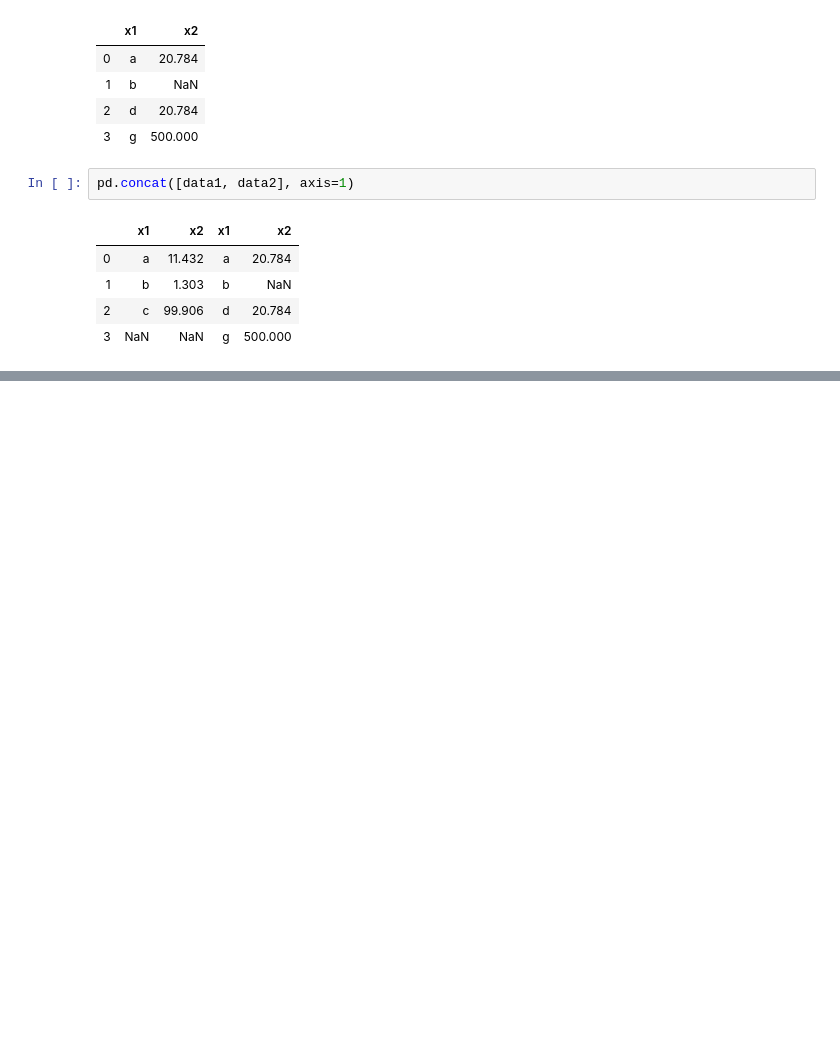
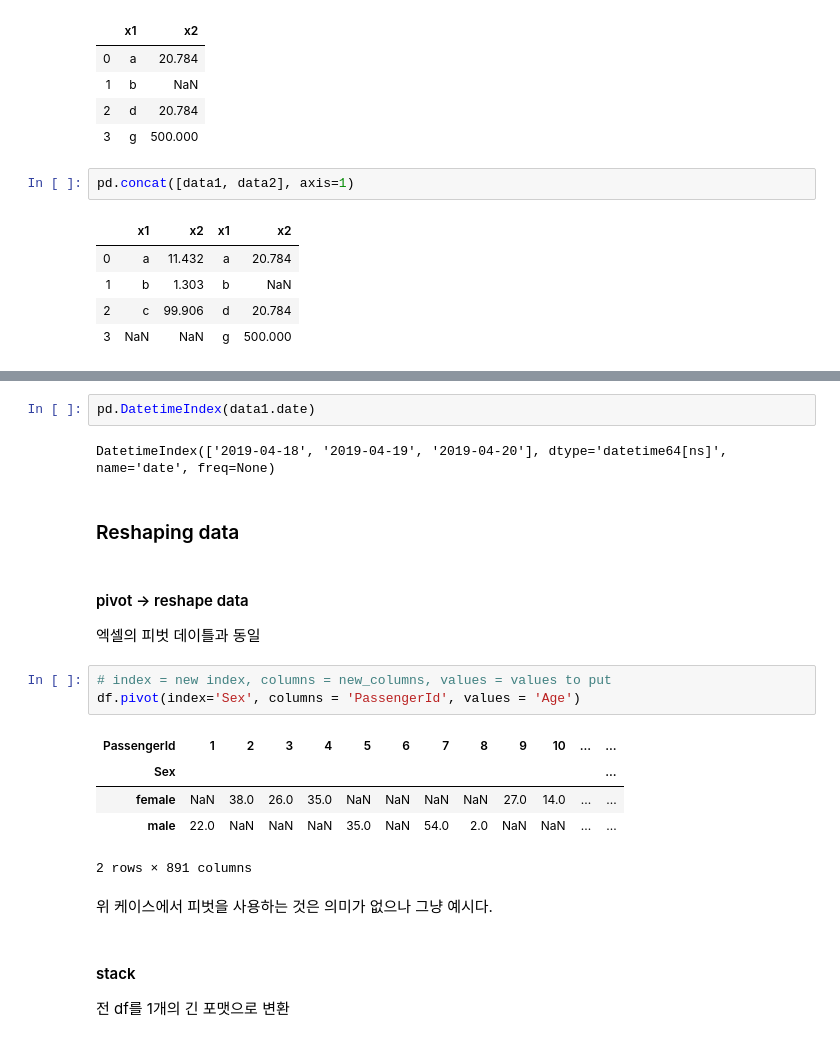
Before and after one commit to scalefreeus/peanuts, a Jupyter notebook: notebooks/data/pandas_cheat_sheet.ipynb, the cells around one changed output, grey strips where cells are left out. Drawn from its saved outputs; the diff is of its cells as text; blank space fills up the shorter version.

```diff
--- a/notebooks/data/pandas_cheat_sheet.ipynb
+++ b/notebooks/data/pandas_cheat_sheet.ipynb
@@ -641,0 +674,23 @@ pd.concat([data1, data2], axis=1)
+# %%
+pd.DatetimeIndex(data1.date)
+# %% [output]
+DatetimeIndex(['2019-04-18', '2019-04-19', '2019-04-20'], dtype='datetime64[ns]', name='date', freq=None)
+# %% [markdown]
+### Reshaping data
+# %% [markdown]
+#### pivot -> reshape data
+엑셀의 피벗 데이틀과 동일
+# %%
+# index = new index, columns = new_columns, values = values to put
+df.pivot(index='Sex', columns = 'PassengerId', values = 'Age')
+# %% [output]
+| PassengerId | 1 | 2 | 3 | 4 | 5 | 6 | 7 | 8 | 9 | 10 | ... | ... |
+| Sex |  |  |  |  |  |  |  |  |  |  |  | ... |
+| female | NaN | 38.0 | 26.0 | 35.0 | NaN | NaN | NaN | NaN | 27.0 | 14.0 | ... | ... |
+| male | 22.0 | NaN | NaN | NaN | 35.0 | NaN | 54.0 | 2.0 | NaN | NaN | ... | ... |
+2 rows × 891 columns
+# %% [markdown]
+위 케이스에서 피벗을 사용하는 것은 의미가 없으나 그냥 예시다.
+# %% [markdown]
+#### stack
+전 df를 1개의 긴 포맷으로 변환
```
Also changed, not shown: parts of 26 cells of this notebook.
